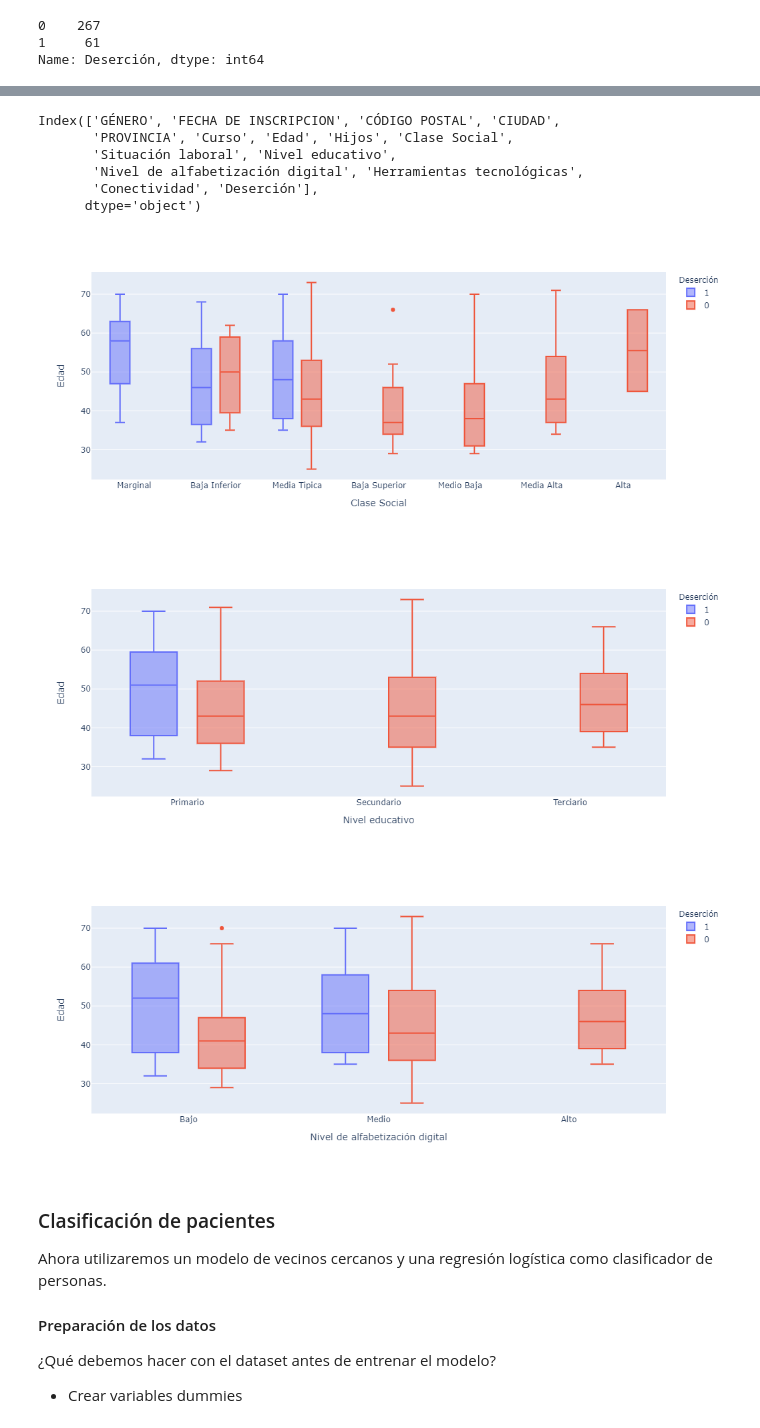
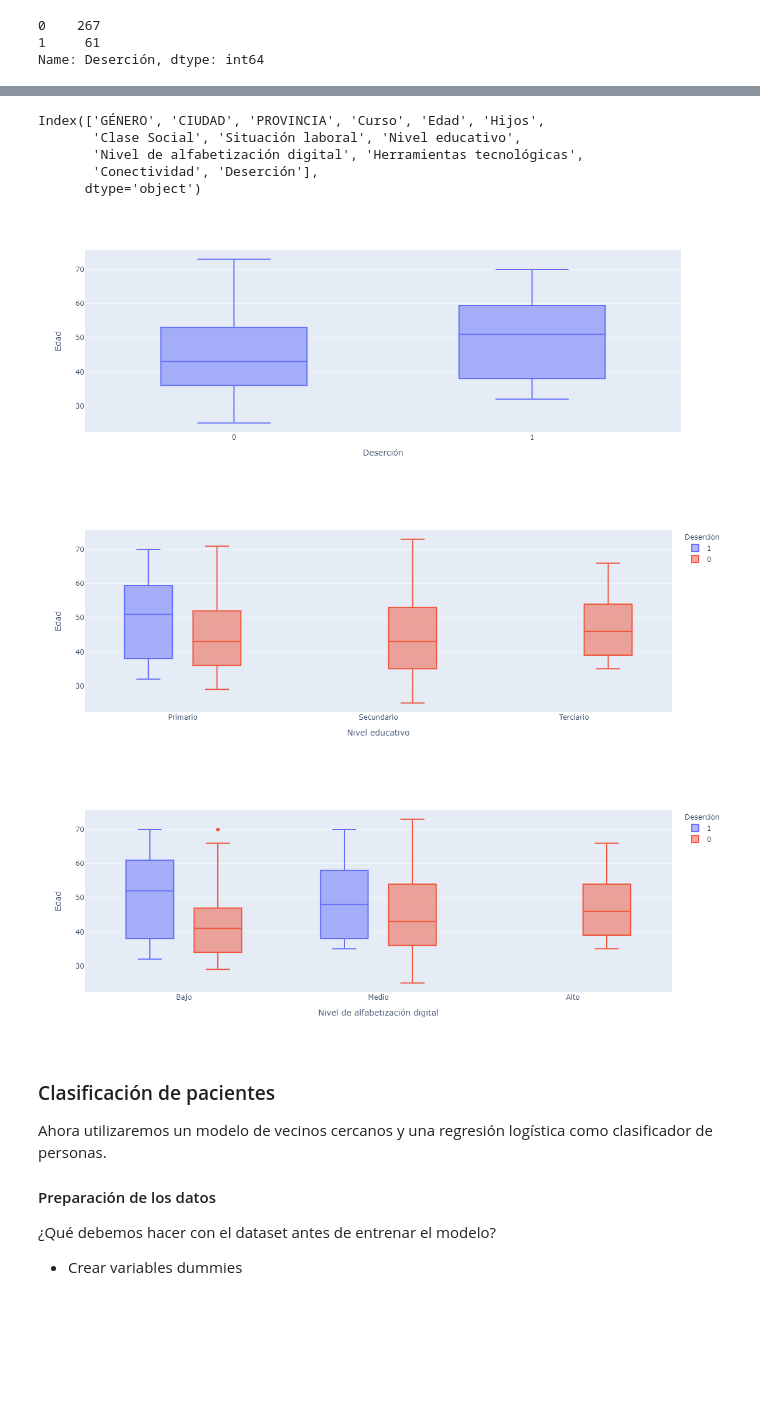
Before and after one commit to MGaloto/machine_learning, a Jupyter notebook: supervisado.ipynb, the cells around one changed output, grey strips where cells are left out. Cells and saved outputs as stored; diff of their text form; code cells hidden in the pictures; blank space fills up the shorter version.

```diff
--- a/supervisado.ipynb
+++ b/supervisado.ipynb
@@ -59,35 +59,36 @@ memory usage: 38.6+ KB
 # %%
 df['FECHA DE INSCRIPCION'] = df['FECHA DE INSCRIPCION'].astype(int)
 df['CÓDIGO POSTAL'] = df['CÓDIGO POSTAL'].astype(int)
+# %%
+df.drop(['CÓDIGO POSTAL', 'FECHA DE INSCRIPCION'], axis=1, inplace= True)
 # %%
 df.columns
 # %% [output]
-Index(['GÉNERO', 'FECHA DE INSCRIPCION', 'CÓDIGO POSTAL', 'CIUDAD',
-       'PROVINCIA', 'Curso', 'Edad', 'Hijos', 'Clase Social',
-       'Situación laboral', 'Nivel educativo',
+Index(['GÉNERO', 'CIUDAD', 'PROVINCIA', 'Curso', 'Edad', 'Hijos',
+       'Clase Social', 'Situación laboral', 'Nivel educativo',
        'Nivel de alfabetización digital', 'Herramientas tecnológicas',
        'Conectividad', 'Deserción'],
       dtype='object')
 # %%
 import plotly.express as px
 
-fig = px.box(df, x="Clase Social", y="Edad", color="Deserción")
+fig = px.box(df, x="Deserción", y="Edad")
 fig.update_traces(quartilemethod="exclusive") # or "inclusive", or "linear" by default
 fig.show()
 # %% [output]
-[figure, old version]
+[figure, new version]
 # %%
 fig = px.box(df, x="Nivel educativo", y="Edad", color="Deserción")
 fig.update_traces(quartilemethod="exclusive")
 fig.show()
 # %% [output]
-[figure, old version]
+[figure, new version]
 # %%
 fig = px.box(df, x="Nivel de alfabetización digital", y="Edad", color="Deserción")
 fig.update_traces(quartilemethod="exclusive") # or "inclusive", or "linear" by default
 fig.show()
 # %% [output]
-[figure, old version]
+[figure, new version]
 # %% [markdown]
 <a id="clf"></a>
 ### Clasificación de pacientes
```
Also changed, not shown: parts of 12 cells of this notebook, 2 other files.
